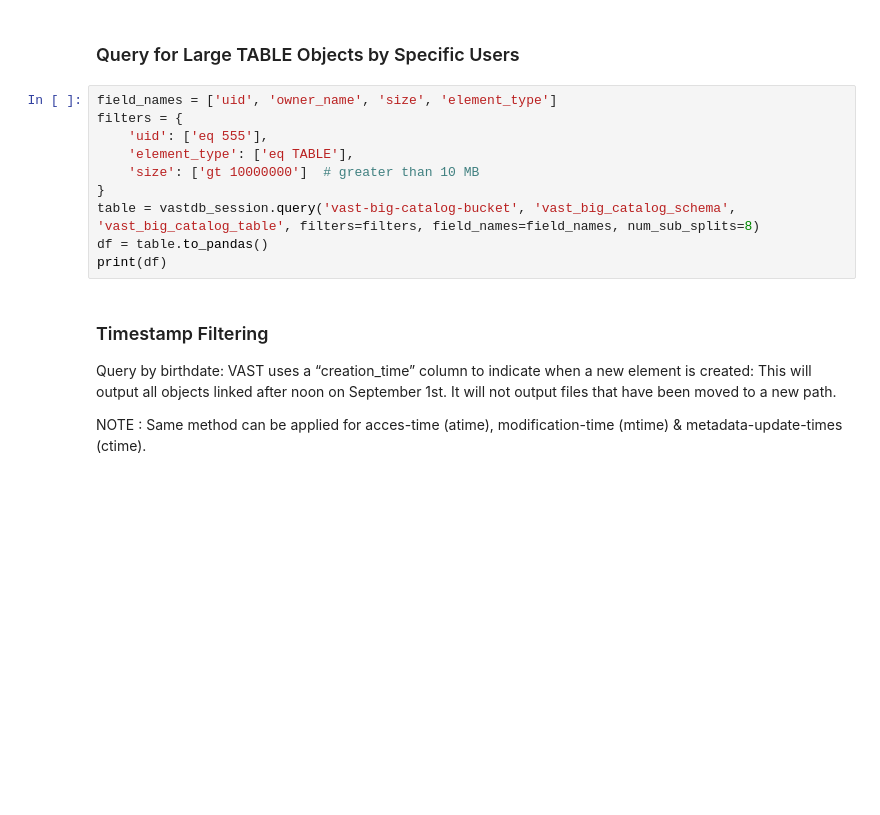
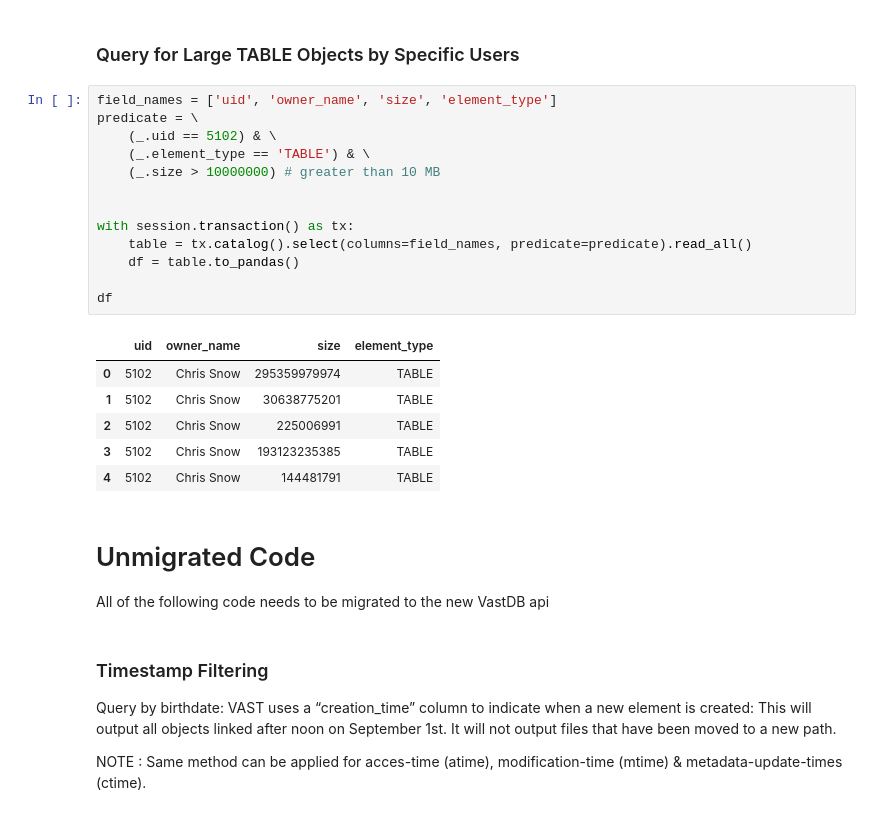
Before and after one commit to snowch/vast-docker-compose-examples, a Jupyter notebook: jupyter-pyspark/examples/catalog/python-sdk-vast-catalog.ipynb, the cells around one changed output. Cells and saved outputs as stored; diff of their text form; blank space fills up the shorter version.

```diff
--- a/jupyter-pyspark/examples/catalog/python-sdk-vast-catalog.ipynb
+++ b/jupyter-pyspark/examples/catalog/python-sdk-vast-catalog.ipynb
@@ -315,14 +311,28 @@ display(df)
 ### Query for Large TABLE Objects by Specific Users
 # %%
 field_names = ['uid', 'owner_name', 'size', 'element_type']
-filters = {
-    'uid': ['eq 555'],
-    'element_type': ['eq TABLE'],
-    'size': ['gt 10000000']  # greater than 10 MB
-}
-table = vastdb_session.query('vast-big-catalog-bucket', 'vast_big_catalog_schema', 'vast_big_catalog_table', filters=filters, field_names=field_names, num_sub_splits=8)
-df = table.to_pandas()
-print(df)
+predicate = \
+    (_.uid == 5102) & \
+    (_.element_type == 'TABLE') & \
+    (_.size > 10000000) # greater than 10 MB
+
+
+with session.transaction() as tx:
+    table = tx.catalog().select(columns=field_names, predicate=predicate).read_all()
+    df = table.to_pandas()
+
+df
+# %% [output]
+|  | uid | owner_name | size | element_type |
+| 0 | 5102 | Chris Snow | 295359979974 | TABLE |
+| 1 | 5102 | Chris Snow | 30638775201 | TABLE |
+| 2 | 5102 | Chris Snow | 225006991 | TABLE |
+| 3 | 5102 | Chris Snow | 193123235385 | TABLE |
+| 4 | 5102 | Chris Snow | 144481791 | TABLE |
+# %% [markdown]
+# Unmigrated Code
+
+All of the following code needs to be migrated to the new VastDB api
 # %% [markdown]
 ### Timestamp Filtering
 Query by birthdate: VAST uses a “creation_time” column to indicate when a new element is created:
```
Also changed, not shown: parts of 3 cells of this notebook.
